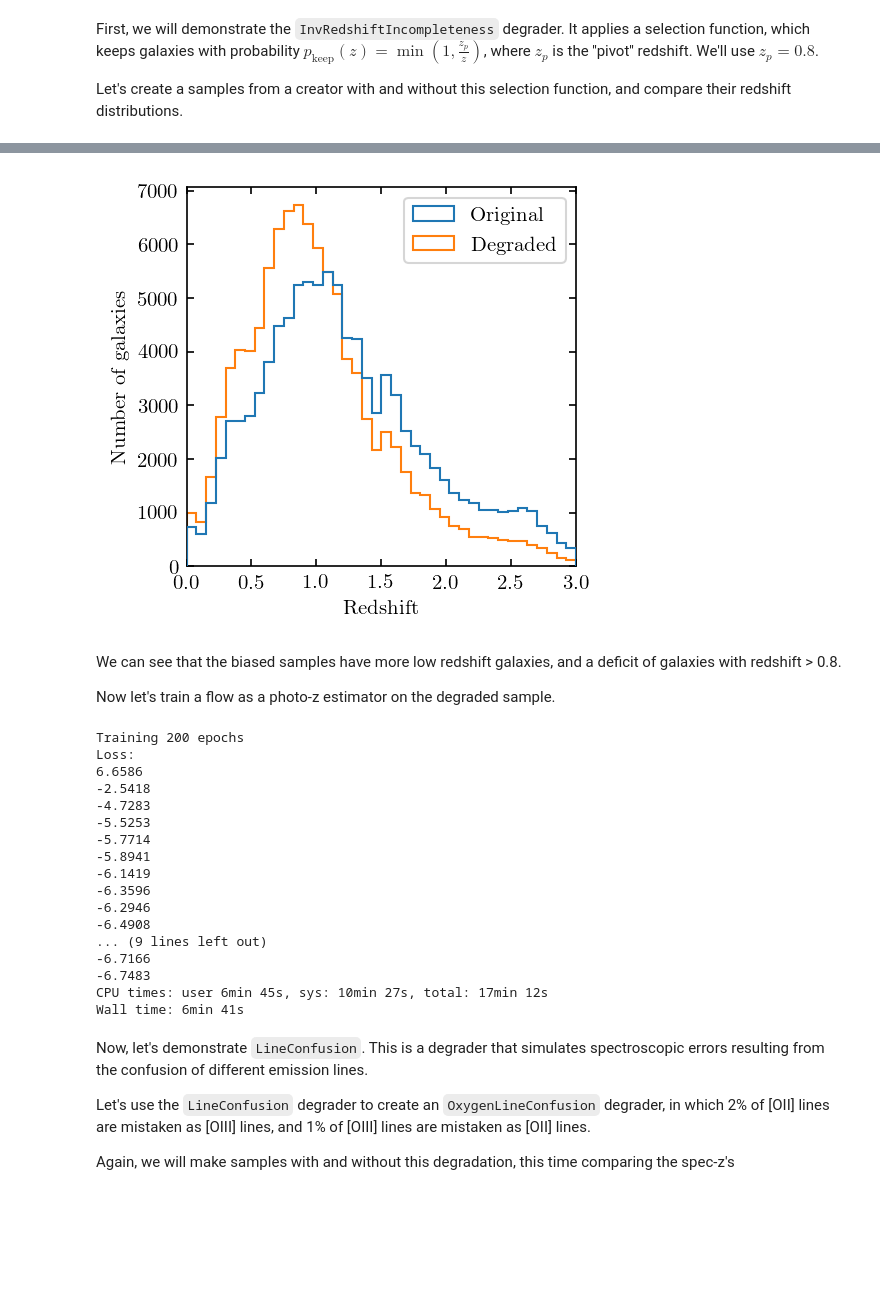
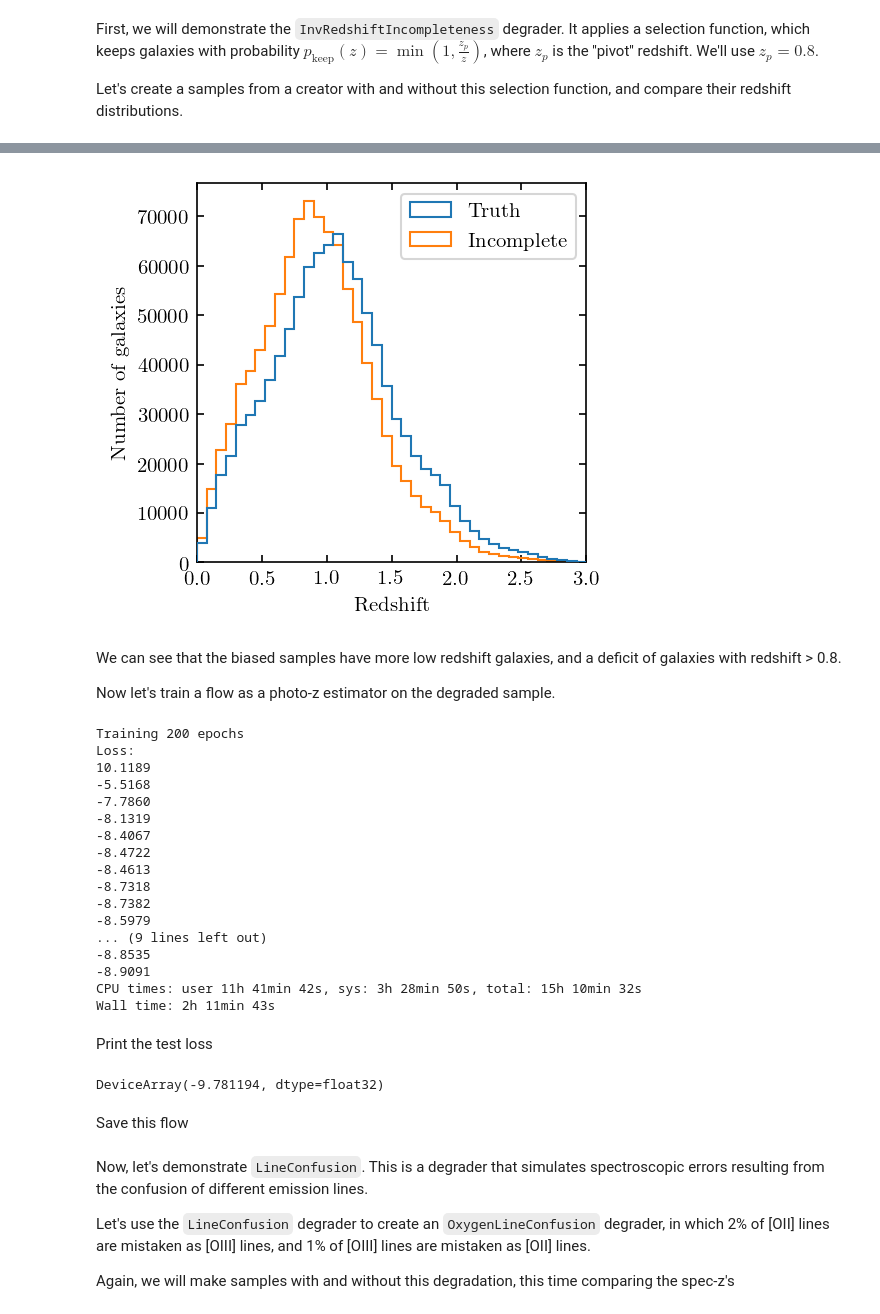
Before and after one commit to jfcrenshaw/pzflow-paper-2021, a Jupyter notebook: forward-modeling/degradation-demo.ipynb, the cells around one changed output, grey strips where cells are left out. Cells and saved outputs as stored; diff of their text form; code cells hidden in the pictures; blank space fills up the shorter version.

Commit message:
Added posterior plot. Some other updates with the new data set.

```diff
--- a/forward-modeling/degradation-demo.ipynb
+++ b/forward-modeling/degradation-demo.ipynb
@@ -18,4 +18,4 @@ First, we will demonstrate the `InvRedshiftIncompleteness` degrader. It applies
 
 Let's create a samples from a creator with and without this selection function, and compare their redshift distributions.
 # %%
-flow = Flow(file="saved-flows/desc-dc2-dr6-redshift-flow.pkl")
+flow = Flow(file="saved-flows/desc-dc2-redshift-flow.pkl")
@@ -22,15 +24,15 @@ flow = Flow(file="saved-flows/desc-dc2-dr6-redshift-flow.pkl")
 # %%
-complete_sample = flow.sample(100000, seed=0)
-incomplete_sample = InvRedshiftIncompleteness(0.8)(flow.sample(150000, seed=0))[:100000]
+complete_sample = flow.sample(1000000, seed=0)
+incomplete_sample = InvRedshiftIncompleteness(0.8)(flow.sample(1500000, seed=0))[:1000000]
 # %%
 fig, ax = plt.subplots()
-ax.hist(complete_sample['redshift'], bins=40, range=(0, 3), histtype='step', label="Original", zorder=10)
-ax.hist(incomplete_sample['redshift'], bins=40, range=(0, 3), histtype='step', label="Degraded")
+ax.hist(complete_sample['redshift'], bins=40, range=(0, 3), histtype='step', label="Truth", zorder=10)
+ax.hist(incomplete_sample['redshift'], bins=40, range=(0, 3), histtype='step', label="Incomplete")
 ax.legend()
 ax.set(xlabel="Redshift", ylabel="Number of galaxies", xlim=(0, 3))
 plt.show()
 # %% [output]
-[figure, old version]
+[figure, new version]
 # %% [markdown]
 We can see that the biased samples have more low redshift galaxies, and a deficit of galaxies with redshift > 0.8.
 
@@ -78,25 +80,33 @@ bijector = Chain(
 # %%
 %%time
 incomplete_flow = Flow(incomplete_sample.columns, bijector)
-incomplete_losses = incomplete_flow.train(incomplete_sample, epochs=200, verbose=True)
+incomplete_losses = incomplete_flow.train(incomplete_sample[:800000], epochs=200, verbose=True)
 # %% [output]
 Training 200 epochs
 Loss:
-6.6586
--2.5418
--4.7283
--5.5253
--5.7714
--5.8941
--6.1419
--6.3596
--6.2946
--6.4908
+10.1189
+-5.5168
+-7.7860
+-8.1319
+-8.4067
+-8.4722
+-8.4613
+-8.7318
+-8.7382
+-8.5979
 ... (9 lines left out)
--6.7166
--6.7483
-CPU times: user 6min 45s, sys: 10min 27s, total: 17min 12s
-Wall time: 6min 41s
+-8.8535
+-8.9091
+CPU times: user 11h 41min 42s, sys: 3h 28min 50s, total: 15h 10min 32s
+Wall time: 2h 11min 43s
+# %% [markdown]
+Print the test loss
+# %%
+-np.mean(flow.log_prob(incomplete_sample[800000:]))
+# %% [output]
+DeviceArray(-9.781194, dtype=float32)
+# %% [markdown]
+Save this flow
 # %%
 incomplete_flow.info = f"""
 Flow for the forward model section of the pzflow paper.
```
Also changed, not shown: parts of 15 cells of this notebook, 7 other files.
